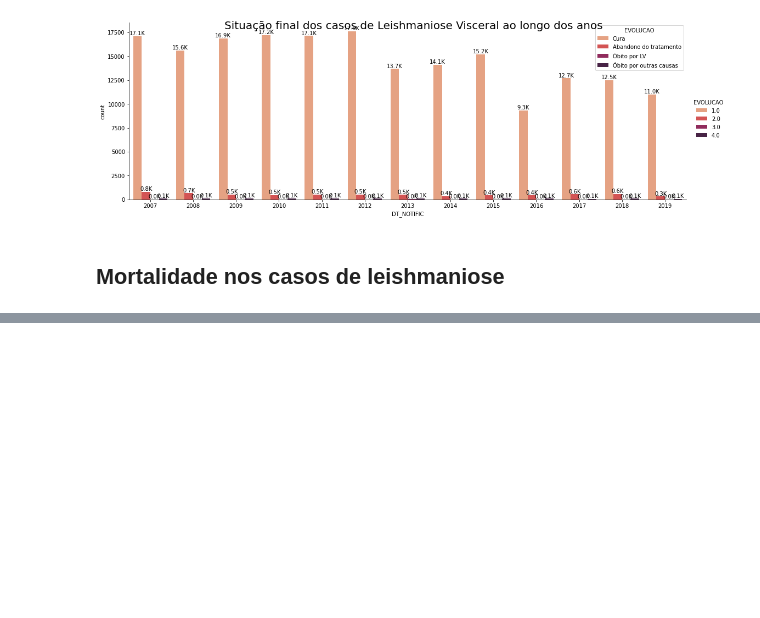
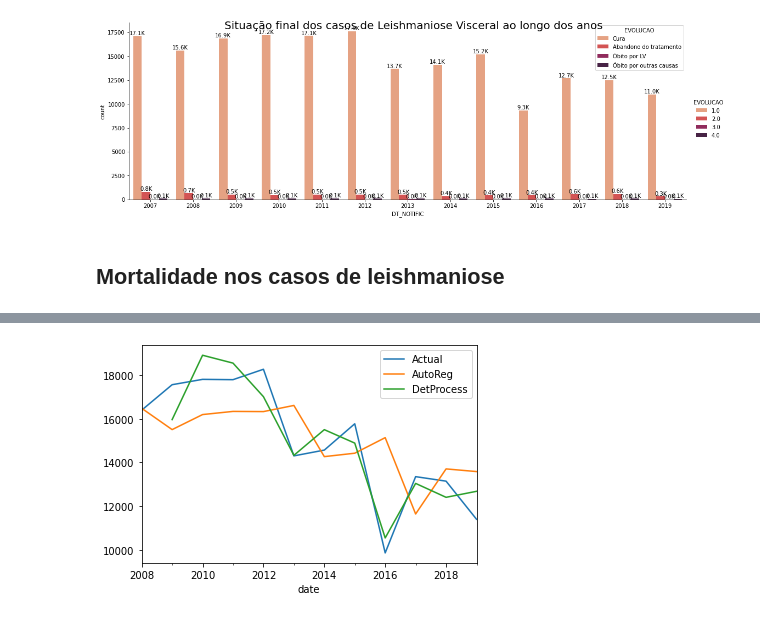
Before and after one commit to L182487/data4health, a Jupyter notebook: notebooks/exp_analysis_LTA.ipynb, the cells around one changed output, grey strips where cells are left out. Saved outputs shown, nothing was run; the diff lists cells and outputs as text; code cells hidden in the pictures; blank space fills up the shorter version.

```diff
--- a/notebooks/exp_analysis_LTA.ipynb
+++ b/notebooks/exp_analysis_LTA.ipynb
@@ -326,0 +467,20 @@ plt.show()
+# %%
+#comparativo entre a serie temporal original e o modelo preditivo treinado
+
+regr.shape #conferindo os tamanhos do regr e o ts deslocado em 1...
+ts[1:].shape #... pois a regressao vai ter 1 ano a menos dado que ela so preve
+
+regr = pd.DataFrame(regr)
+
+regr['date'] = ts.index[1:]
+regr = regr.set_index('date')
+
+
+compare_df = pd.concat([ts['count'].tail(18),regr,regr_dp],axis=1).rename( columns={'count':'Actual',0:'AutoReg'})
+
+
+compare_df[:12].plot()
+
+plt.show()
+# %% [output]
+[figure, added]
```
Also changed, not shown: parts of 10 cells of this notebook, 12 other files.
